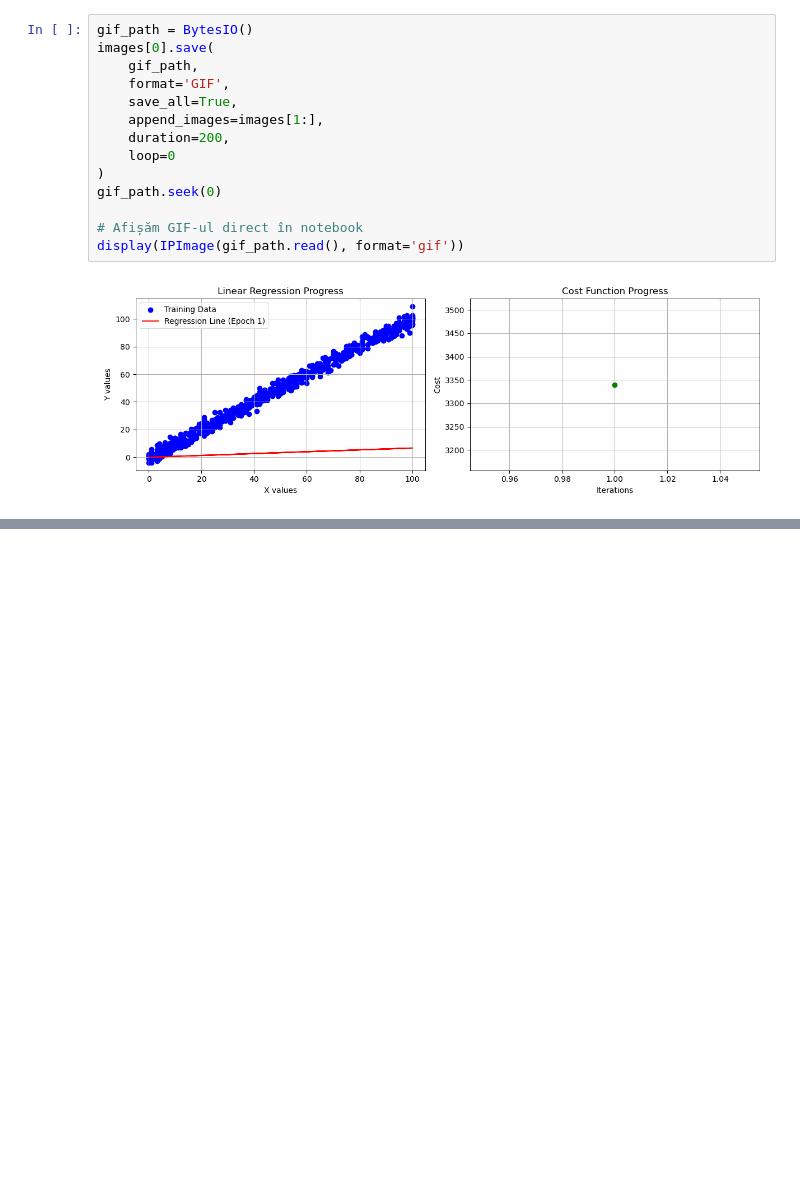
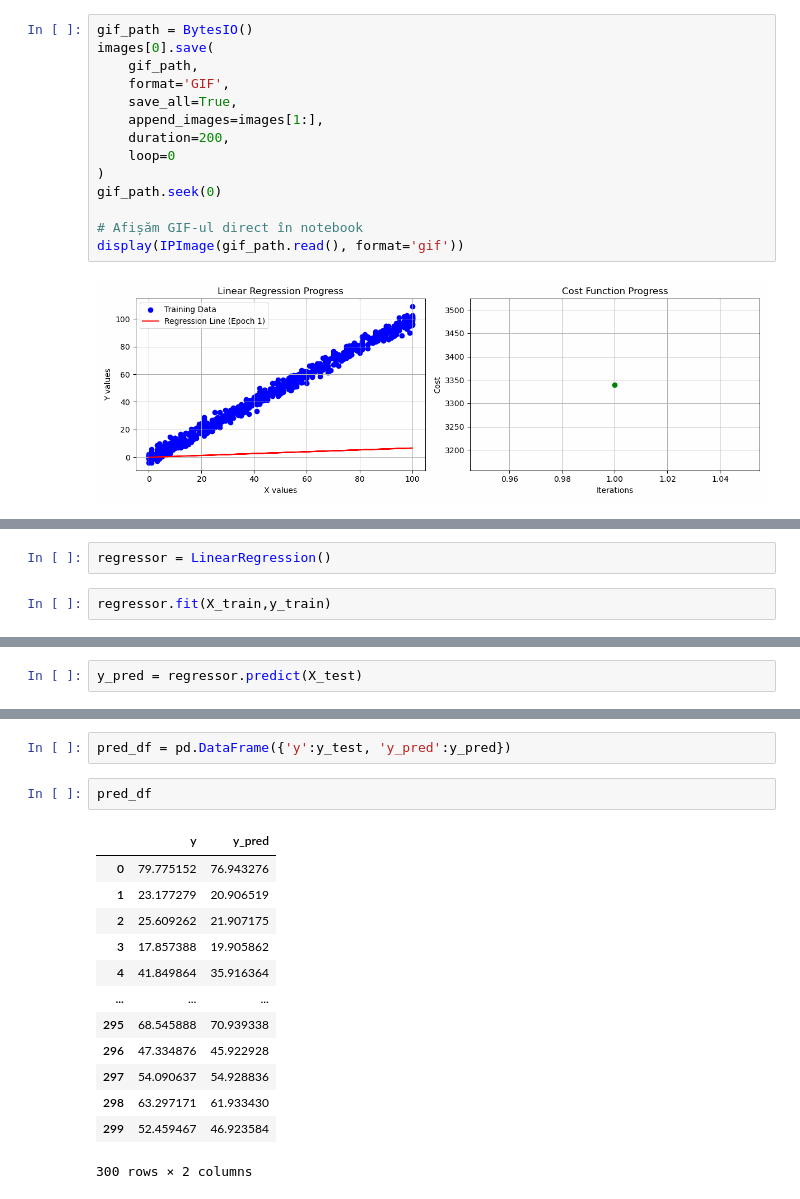
Before and after one commit to OctavianMarina123/algorithms-from-scratch, a Jupyter notebook: linear-regression.ipynb, the cells around one changed output, grey strips where cells are left out. Cells and saved outputs as stored; diff of their text form; blank space fills up the shorter version.

Commit message:
implemented with sklearn in linear regression

```diff
--- a/linear-regression.ipynb
+++ b/linear-regression.ipynb
@@ -252,0 +277,4 @@ display(IPImage(gif_path.read(), format='gif'))
+# %%
+regressor = LinearRegression()
+# %%
+regressor.fit(X_train,y_train)
@@ -252,0 +283,2 @@ display(IPImage(gif_path.read(), format='gif'))
+# %%
+y_pred = regressor.predict(X_test)
@@ -252,0 +305,18 @@ display(IPImage(gif_path.read(), format='gif'))
+# %%
+pred_df = pd.DataFrame({'y':y_test, 'y_pred':y_pred})
+# %%
+pred_df
+# %% [output]
+|  | y | y_pred |
+| 0 | 79.775152 | 76.943276 |
+| 1 | 23.177279 | 20.906519 |
+| 2 | 25.609262 | 21.907175 |
+| 3 | 17.857388 | 19.905862 |
+| 4 | 41.849864 | 35.916364 |
+| ... | ... | ... |
+| 295 | 68.545888 | 70.939338 |
+| 296 | 47.334876 | 45.922928 |
+| 297 | 54.090637 | 54.928836 |
+| 298 | 63.297171 | 61.933430 |
+| 299 | 52.459467 | 46.923584 |
+300 rows × 2 columns
```
Also changed, not shown: parts of 9 cells of this notebook.
